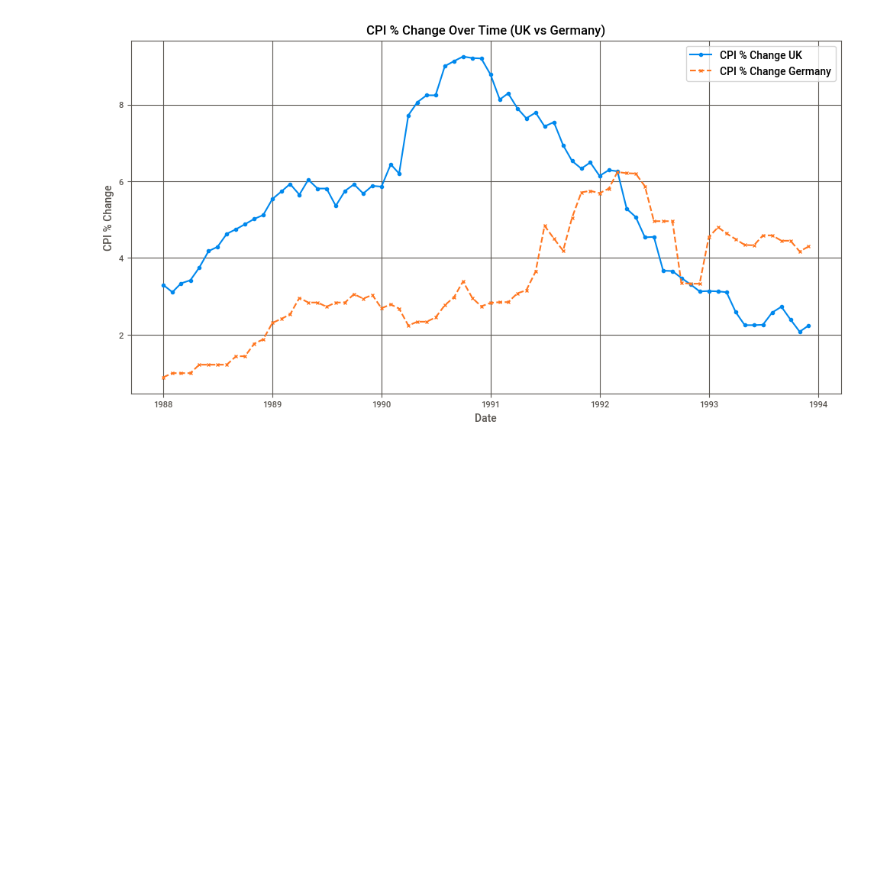
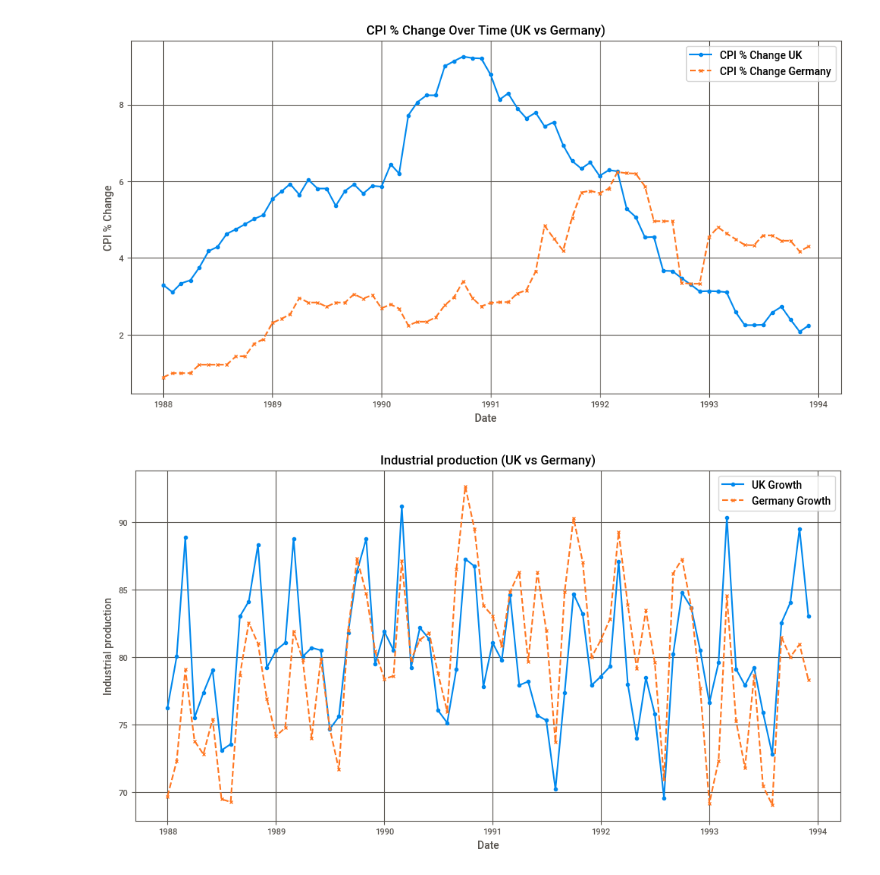
Before and after one commit to vigneshnara88/EC1B1_JJVH, a Jupyter notebook: 6.1.2_analysis.ipynb, the cells around one changed output. Cells and saved outputs as stored; diff of their text form; code cells hidden in the pictures; blank space fills up the shorter version.

```diff
--- a/6.1.2_analysis.ipynb
+++ b/6.1.2_analysis.ipynb
@@ -138,3 +140,17 @@ plt.grid(True)
 plt.show()
 # %% [output]
 [figure]
+# %%
+plt.figure(figsize=(12, 6))
+plt.plot(merged_df['date'], merged_df['industrial_production_uk'], label='UK Growth', linestyle='-', marker='o')
+plt.plot(merged_df['date'], merged_df['industrial_production_germany'], label='Germany Growth', linestyle='--', marker='x')
+
+# Customize plot
+plt.xlabel('Date')
+plt.ylabel('Industrial production')
+plt.title('Industrial production (UK vs Germany)')
+plt.legend()
+plt.grid(True)
+plt.show()
+# %% [output]
+[figure, added]
```
Also changed, not shown: parts of 14 cells of this notebook, 3 other files.
